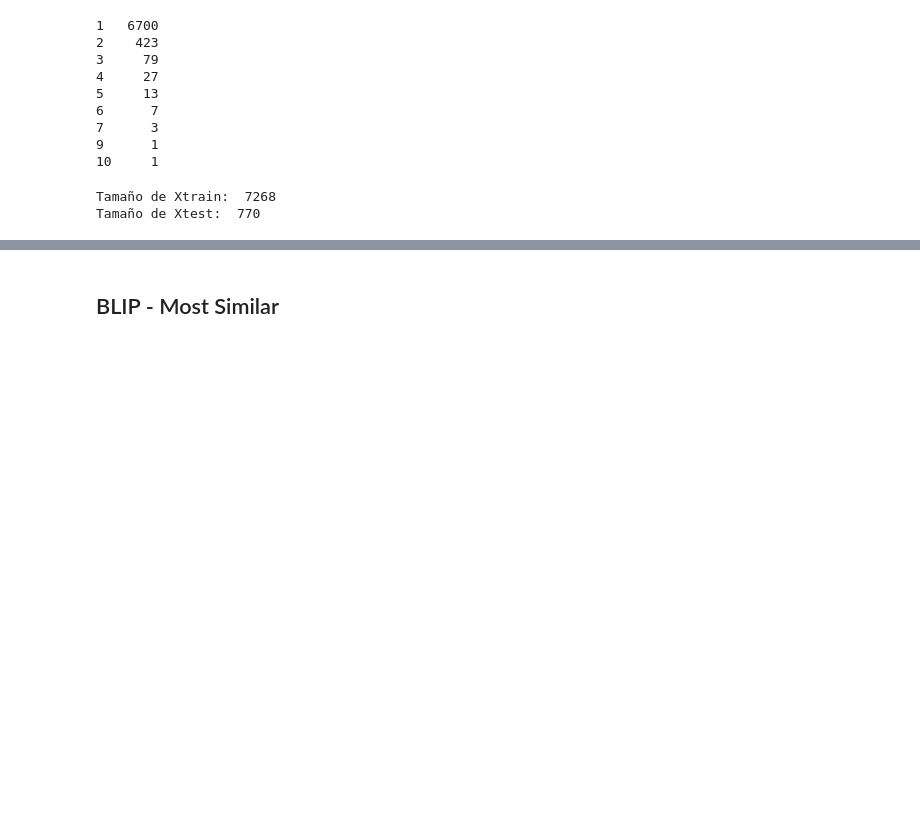
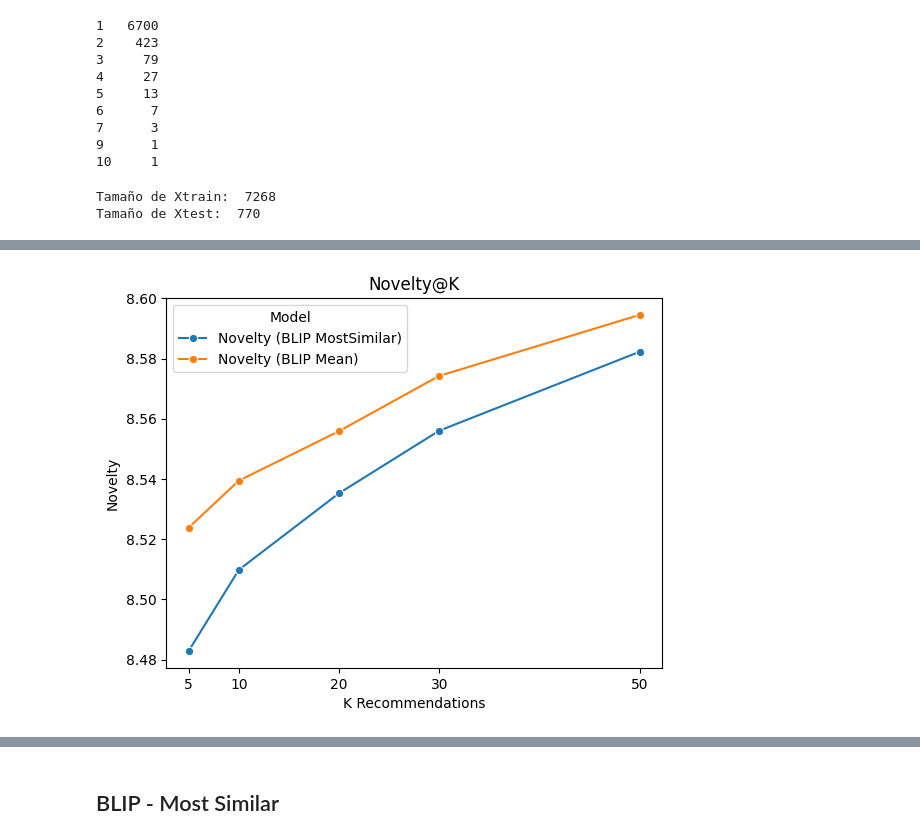
Before and after one commit to pedrozavalat/iic3633-proyecto, a Jupyter notebook: iic3633_BLIP.ipynb, the cells around one changed output, grey strips where cells are left out. Saved outputs shown, nothing was run; the diff lists cells and outputs as text; code cells hidden in the pictures; blank space fills up the shorter version.

```diff
--- a/iic3633_BLIP.ipynb
+++ b/iic3633_BLIP.ipynb
@@ -621,0 +636,4 @@ for user, reviews in test_users.items():
+# %%
+k_values = [5, 10, 20, 30, 50]
+blip_most_sim_reclist = blip_train(train_users, test_users, mode='knn', k_values=k_values)
+blip_mean_reclist = blip_train(train_users, test_users, mode='mean', k_values=k_values)
@@ -621,0 +684,37 @@ for user, reviews in test_users.items():
+# %%
+novelty_values = []
+diversity_values = []
+
+for k in k_values:
+    novelty_blip_most_sim = novelty(global_blip_most_sim_reclists_k[k])
+    diversity_blip_most_sim = diversity(global_blip_most_sim_reclists_k[k])
+
+    novelty_blip_mean = novelty(global_blip_mean_reclists_k[k])
+    diversity_blip_mean = diversity(global_blip_mean_reclists_k[k])
+
+    novelty_values.append((novelty_blip_most_sim, novelty_blip_mean))
+    diversity_values.append((diversity_blip_most_sim, diversity_blip_mean))
+# %%
+blip_mostsim_novelty_values, blip_mean_novelty_values = list(zip(*novelty_values))
+
+df_plot = pd.DataFrame({
+    'K Recommendations': k_values,
+    'Novelty (BLIP MostSimilar)': blip_mostsim_novelty_values,
+    'Novelty (BLIP Mean)': blip_mean_novelty_values
+})
+
+df_plot = df_plot.melt(
+    id_vars='K Recommendations',
+    var_name='Model',
+    value_name='Novelty'
+)
+
+sns.lineplot(data=df_plot, x='K Recommendations', y='Novelty', hue='Model', marker='o')
+plt.xticks(k_values)
+plt.title("Novelty@K")
+plt.xlabel("K Recommendations")
+plt.ylabel("Novelty")
+plt.legend(title='Model')
+plt.show()
+# %% [output]
+[figure, added]
```
Also changed, not shown: parts of 11 cells of this notebook.
